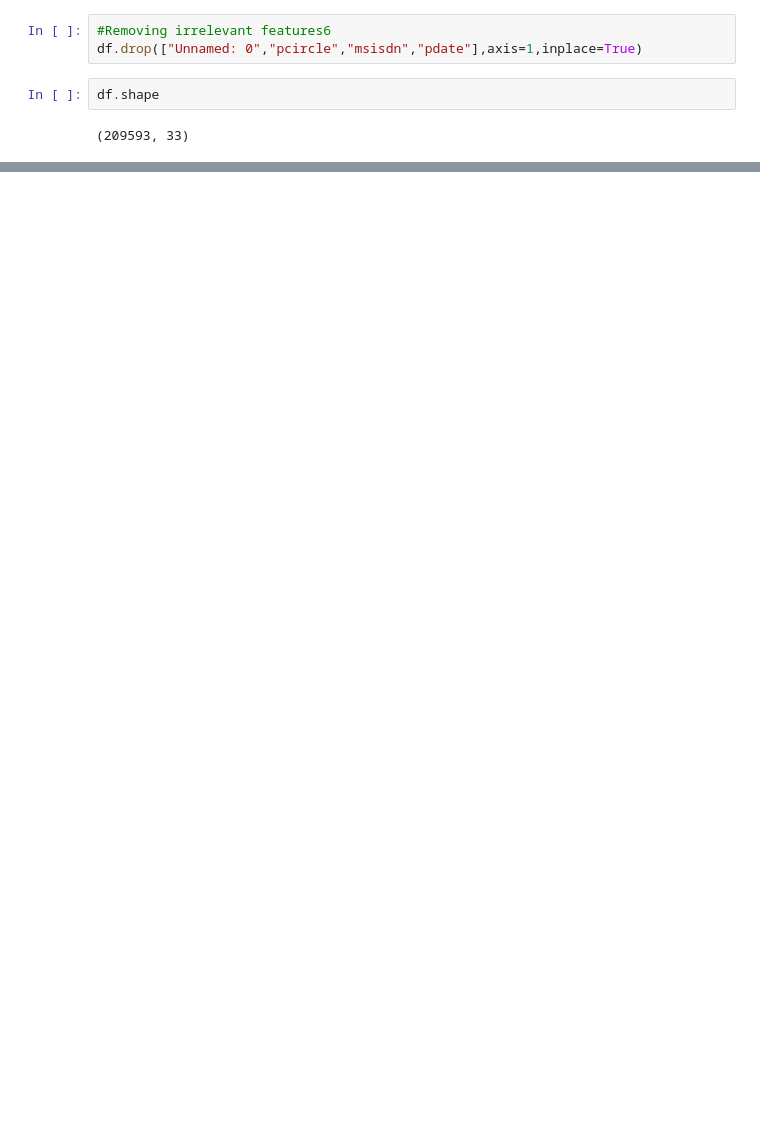
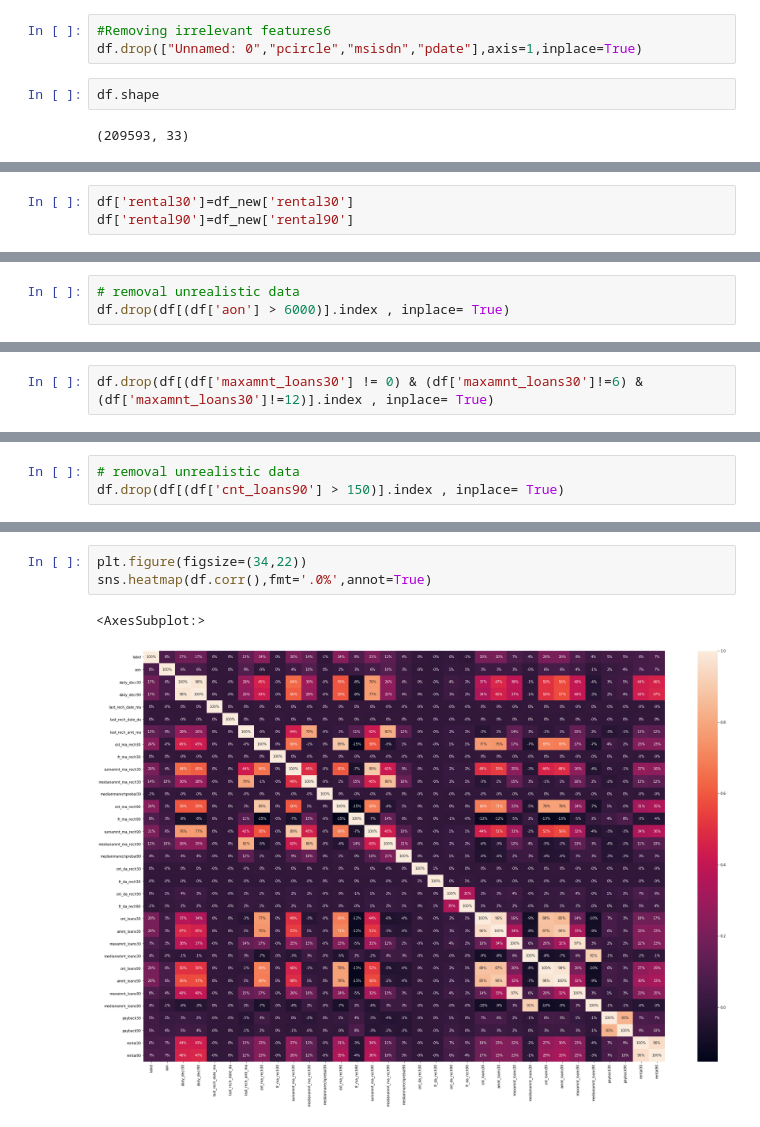
Before and after one commit to shama1996/assignment, a Jupyter notebook: Micro Credit Defaulter.ipynb, the cells around one changed output, grey strips where cells are left out. Drawn from its saved outputs; the diff is of its cells as text; blank space fills up the shorter version.

```diff
--- a/Micro Credit Defaulter.ipynb
+++ b/Micro Credit Defaulter.ipynb
@@ -346,0 +363,3 @@ True
+# %%
+df['rental30']=df_new['rental30']
+df['rental90']=df_new['rental90']
@@ -346,0 +402,3 @@ True
+# %%
+# removal unrealistic data
+df.drop(df[(df['aon'] > 6000)].index , inplace= True)
@@ -346,0 +433,2 @@ True
+# %%
+df.drop(df[(df['maxamnt_loans30'] != 0) & (df['maxamnt_loans30']!=6) & (df['maxamnt_loans30']!=12)].index , inplace= True)
@@ -346,0 +545,3 @@ True
+# %%
+# removal unrealistic data
+df.drop(df[(df['cnt_loans90'] > 150)].index , inplace= True)
@@ -346,0 +584,6 @@ True
+# %%
+plt.figure(figsize=(34,22))
+sns.heatmap(df.corr(),fmt='.0%',annot=True)
+# %% [output]
+<AxesSubplot:>
+[figure, added]
```
Also changed, not shown: parts of 147 cells of this notebook.
